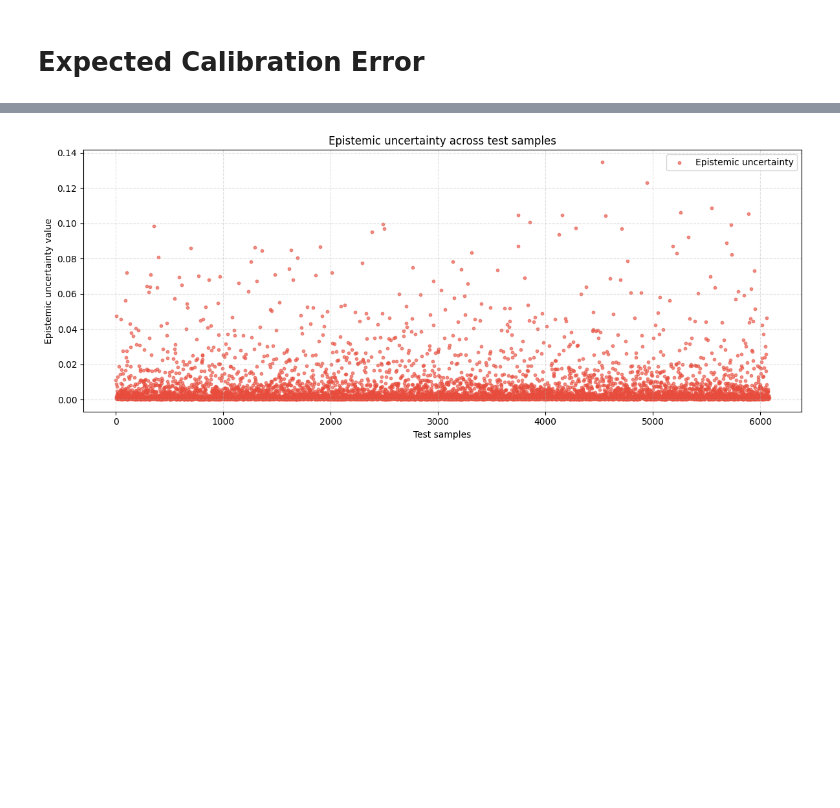
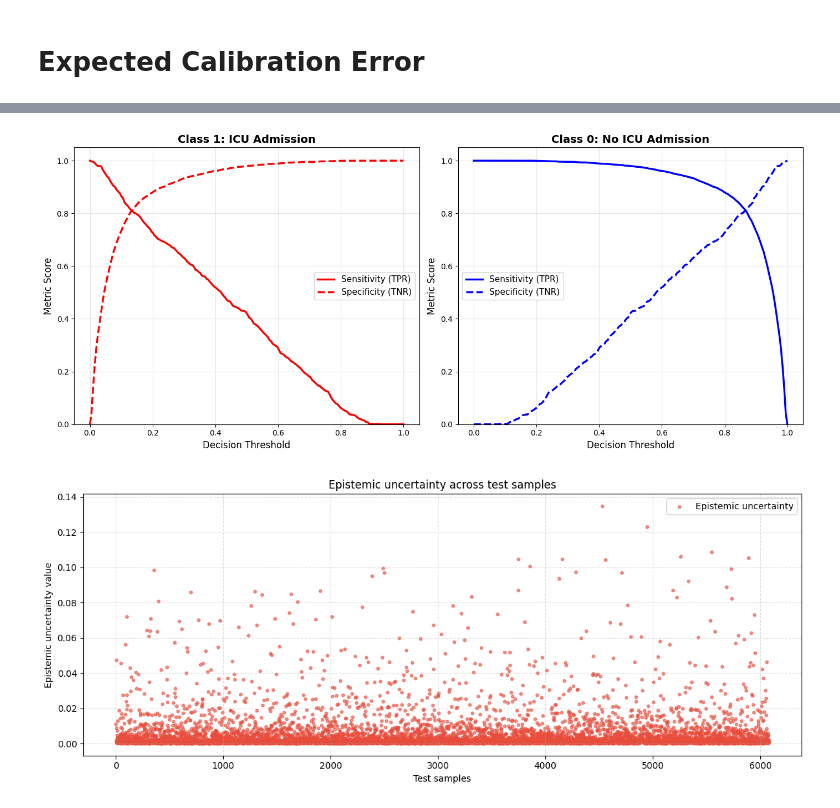
Before and after one commit to cookiehyun/Q-Model, a Jupyter notebook: Medical_DA_in_DL.ipynb, the cells around one changed output, grey strips where cells are left out. Saved outputs shown, nothing was run; the diff lists cells and outputs as text; code cells hidden in the pictures; blank space fills up the shorter version.

```diff
--- a/Medical_DA_in_DL.ipynb
+++ b/Medical_DA_in_DL.ipynb
@@ -1316,3 +1604,87 @@ ECE: 0.013349369541364668
+# %%
+import numpy as np
+import matplotlib.pyplot as plt
+
+# ============================
+# ICU_24h data alignment
+# ============================
+min_len = len(all_mean_preds)
+y_prob_icu1 = all_mean_preds
+y_true_icu1 = y_true[:, 1][:min_len]
+
+# Filter out NaNs safely
+mask = (~np.isnan(y_true_icu1)) & (~np.isnan(y_prob_icu1))
+y_true_icu1 = y_true_icu1[mask]
+y_prob_icu1 = y_prob_icu1[mask]
+
+# Create explicit independent data for Class 0
+y_true_icu0 = 1 - y_true_icu1
+y_prob_icu0 = 1 - y_prob_icu1
+
+# ============================
+# Helper function to compute metrics across thresholds
+# ============================
+def calculate_sens_spec(y_true, y_prob, thresholds):
+    sensitivities = []
+    specificities = []
+
+    for t in thresholds:
+        # Step 1: Binarize predictions based purely on the current threshold
+        y_pred = (y_prob >= t).astype(int)
+
+        # Step 2: Calculate independent confusion matrix elements
+        tp = np.sum((y_true == 1) & (y_pred == 1))
+        fn = np.sum((y_true == 1) & (y_pred == 0))
+        tn = np.sum((y_true == 0) & (y_pred == 0))
+        fp = np.sum((y_true == 0) & (y_pred == 1))
+
+        # Step 3: Compute Sensitivity & Specificity
+        sens = tp / (tp + fn) if (tp + fn) > 0 else 0
+        spec = tn / (tn + fp) if (tn + fp) > 0 else 0
+
+        sensitivities.append(sens)
+        specificities.append(spec)
+
+    return np.array(sensitivities), np.array(specificities)
+
+# Define decision threshold range from 0 to 1
+thresholds = np.linspace(0, 1, 200)
+
+# Calculate metrics directly and independently for each class
+sens_c1, spec_c1 = calculate_sens_spec(y_true_icu1, y_prob_icu1, thresholds)
+sens_c0, spec_c0 = calculate_sens_spec(y_true_icu0, y_prob_icu0, thresholds)
+
+# ============================
+# Plotting Metrics vs. Threshold
+# ============================
+fig, (ax1, ax2) = plt.subplots(1, 2, figsize=(14, 6))
+
+# --- Subplot 1: Class 1 (ICU Admission) ---
+ax1.plot(thresholds, sens_c1, color='red', linewidth=2.5, label="Sensitivity (TPR)")
+ax1.plot(thresholds, spec_c1, color='red', linestyle='--', linewidth=2.5, label="Specificity (TNR)")
+ax1.set_title("Class 1: ICU Admission", fontsize=14, fontweight='bold')
+ax1.set_xlabel("Decision Threshold", fontsize=12)
+ax1.set_ylabel("Metric Score", fontsize=12)
+ax1.set_xlim()
+ax1.set_ylim([0, 1.05])
+ax1.grid(alpha=0.3)
+ax1.legend(fontsize=11)
+
+# --- Subplot 2: Class 0 (No ICU Admission) ---
+ax2.plot(thresholds, sens_c0, color='blue', linewidth=2.5, label="Sensitivity (TPR)")
+ax2.plot(thresholds, spec_c0, color='blue', linestyle='--', linewidth=2.5, label="Specificity (TNR)")
+ax2.set_title("Class 0: No ICU Admission", fontsize=14, fontweight='bold')
+ax2.set_xlabel("Decision Threshold", fontsize=12)
+ax2.set_ylabel("Metric Score", fontsize=12)
+ax2.set_xlim()
+ax2.set_ylim([0, 1.05])
+ax2.grid(alpha=0.3)
+ax2.legend(fontsize=11)
+
+plt.tight_layout()
+plt.show()
+# %% [output]
+[figure, added]
 # %%
 x = np.arange(1, 6081)
 
```
Also changed, not shown: parts of 24 cells of this notebook, 2 other files.
